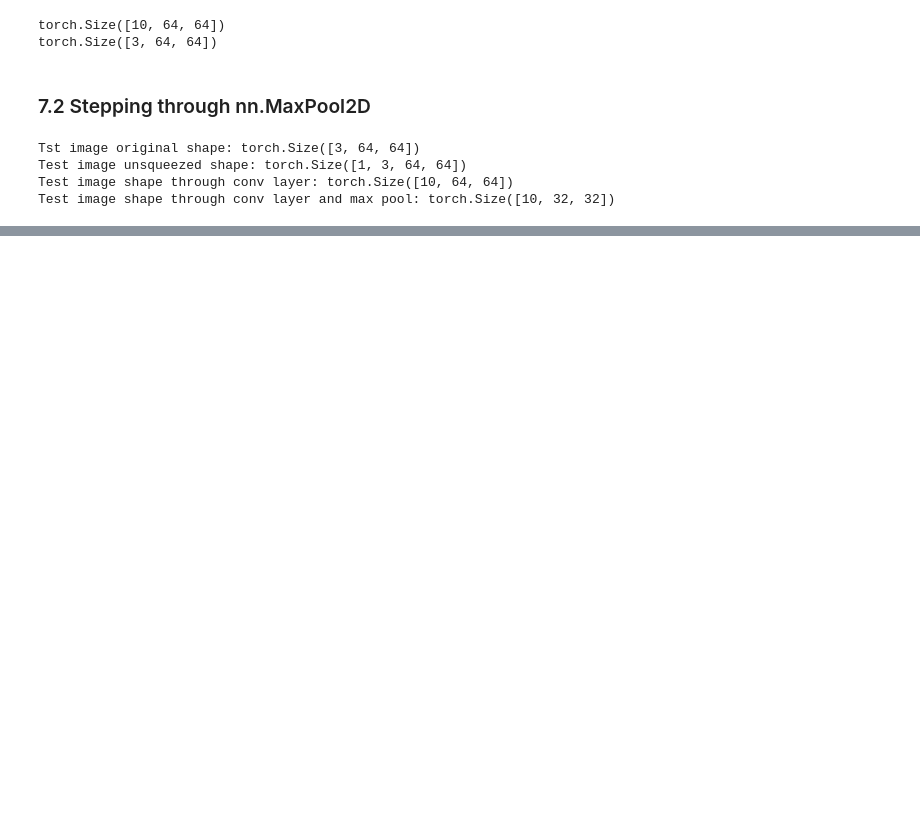
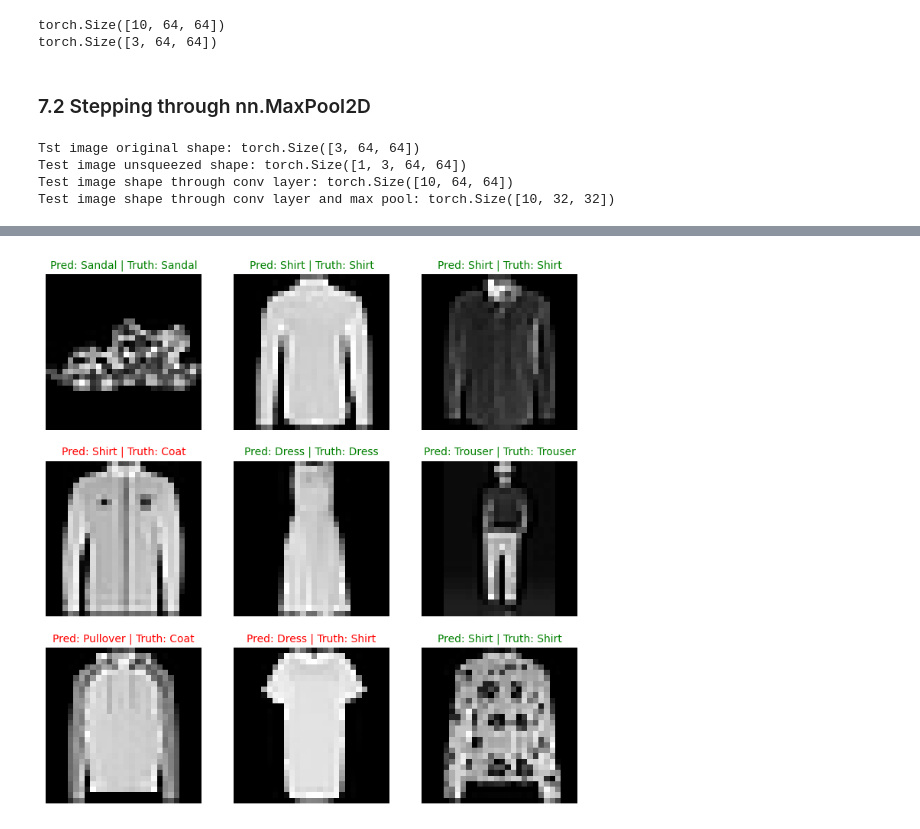
Before and after one commit to AeroEng16/machine-learning-with-python-logistic-regression-3211129, a Jupyter notebook: 03_computerVision.ipynb, the cells around one changed output, grey strips where cells are left out. Saved outputs shown, nothing was run; the diff lists cells and outputs as text; code cells hidden in the pictures; blank space fills up the shorter version.

```diff
--- a/03_computerVision.ipynb
+++ b/03_computerVision.ipynb
@@ -841,0 +1007,26 @@ tensor([[-0.0291,  0.0396, -0.0288,  0.0550,  0.0497,  0.0312,  0.0086,  0.0044,
+# %%
+plt.figure(figsize=(9,9))
+nrows=3
+ncols=3
+for i,sample in enumerate(test_samples):
+  #Create subplot
+  plt.subplot(nrows,ncols,i+1)
+
+  #Plot target image
+  plt.imshow(sample.squeeze(),cmap="gray")
+
+  #Find prediction
+  pred_label = [k for k, v in class_to_idx.items() if v == pred_classes[i]][0]
+  truth_label = [k for k, v in class_to_idx.items() if v == test_labels[i]][0]
+
+  title_text=f"Pred: {pred_label} | Truth: {truth_label}"
+
+  #Check equality of truth and pred label and color title appropriately
+
+  if pred_label == truth_label:
+    plt.title(title_text,fontsize=10,c="g")
+  else:
+    plt.title(title_text,fontsize=10,c="r")
+  plt.axis(False)
+# %% [output]
+[figure, added]
```
Also changed, not shown: parts of 36 cells of this notebook.
